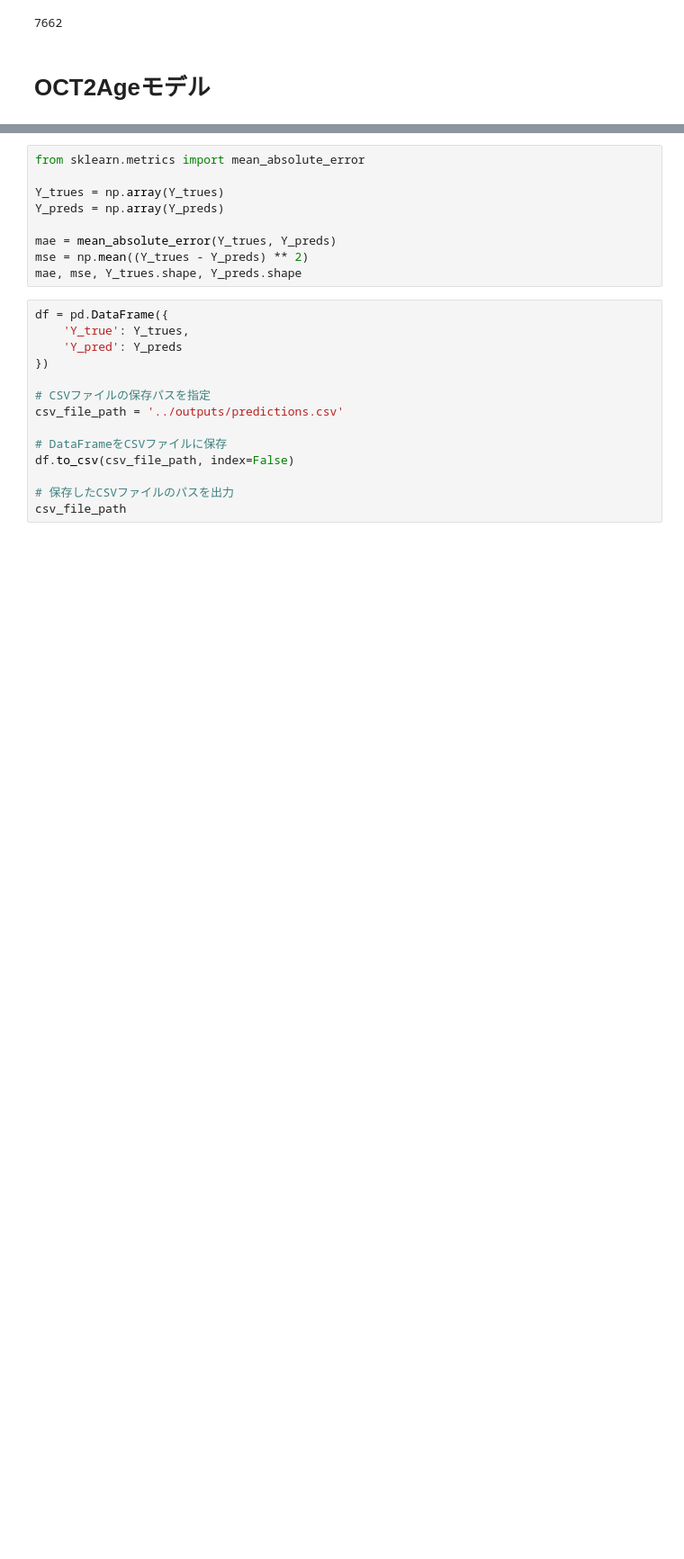
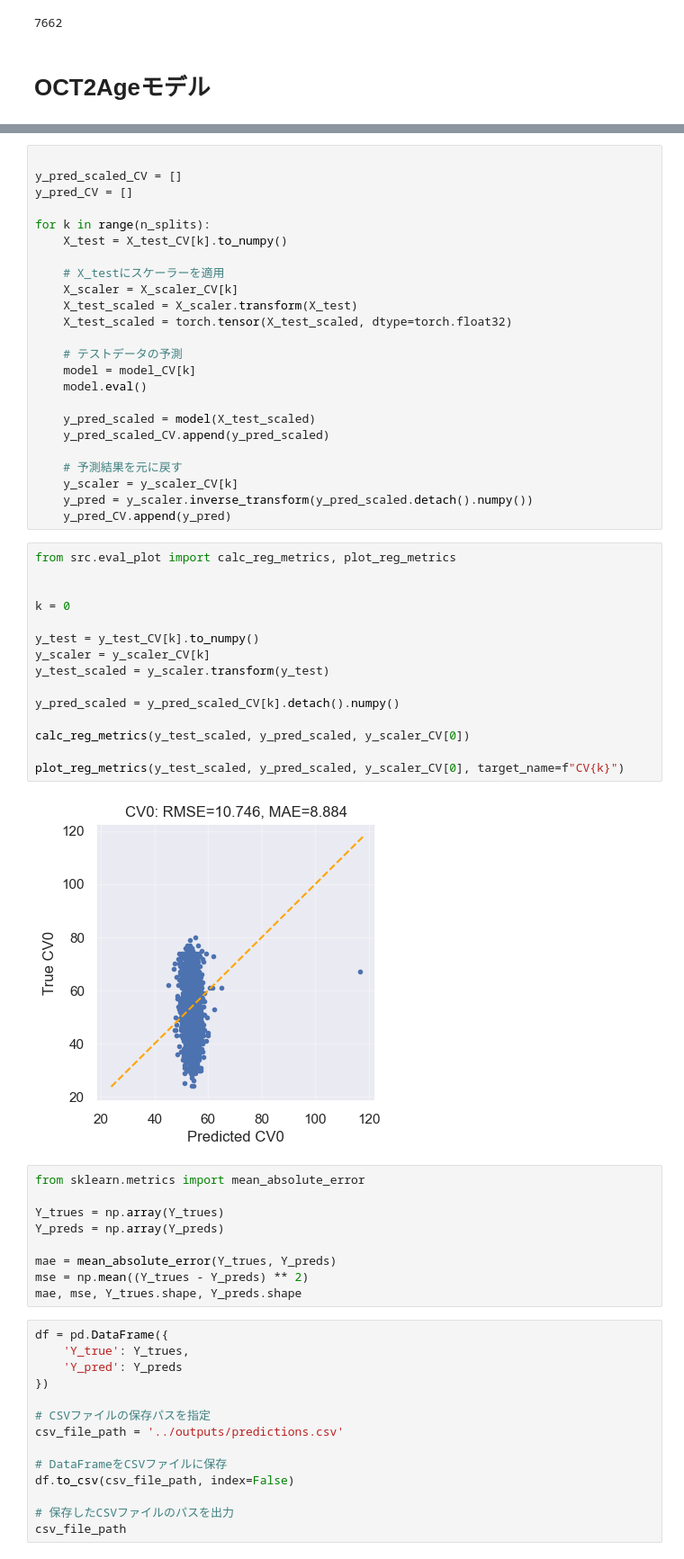
Before and after one commit to keimy1007/OCT2Age, a Jupyter notebook: notebook/[ks231207]OCT2Age.ipynb, the cells around one changed output, grey strips where cells are left out. Shown at 90% size. Saved outputs shown, nothing was run; the diff lists cells and outputs as text; blank space fills up the shorter version.

```diff
--- a/notebook/[ks231207]OCT2Age.ipynb
+++ b/notebook/[ks231207]OCT2Age.ipynb
@@ -192,3 +227,44 @@ Epoch 10/10, Train Loss: 1.0077644884586334, Validation Loss: 0.991765151421229
+# %%
+
+y_pred_scaled_CV = []
+y_pred_CV = []
+
+for k in range(n_splits):
+    X_test = X_test_CV[k].to_numpy()
+
+    # X_testにスケーラーを適用
+    X_scaler = X_scaler_CV[k]
+    X_test_scaled = X_scaler.transform(X_test)
+    X_test_scaled = torch.tensor(X_test_scaled, dtype=torch.float32)
+
+    # テストデータの予測
+    model = model_CV[k]
+    model.eval()
+
+    y_pred_scaled = model(X_test_scaled)
+    y_pred_scaled_CV.append(y_pred_scaled)
+
+    # 予測結果を元に戻す
+    y_scaler = y_scaler_CV[k]
+    y_pred = y_scaler.inverse_transform(y_pred_scaled.detach().numpy())
+    y_pred_CV.append(y_pred)
+# %%
+from src.eval_plot import calc_reg_metrics, plot_reg_metrics
+
+
+k = 0
+
+y_test = y_test_CV[k].to_numpy()
+y_scaler = y_scaler_CV[k]
+y_test_scaled = y_scaler.transform(y_test)
+
+y_pred_scaled = y_pred_scaled_CV[k].detach().numpy()
+
+calc_reg_metrics(y_test_scaled, y_pred_scaled, y_scaler_CV[0])
+
+plot_reg_metrics(y_test_scaled, y_pred_scaled, y_scaler_CV[0], target_name=f"CV{k}")
+# %% [output]
+[figure, added]
 # %%
 from sklearn.metrics import mean_absolute_error
 
```
Also changed, not shown: parts of 4 cells of this notebook, 3 other files.
